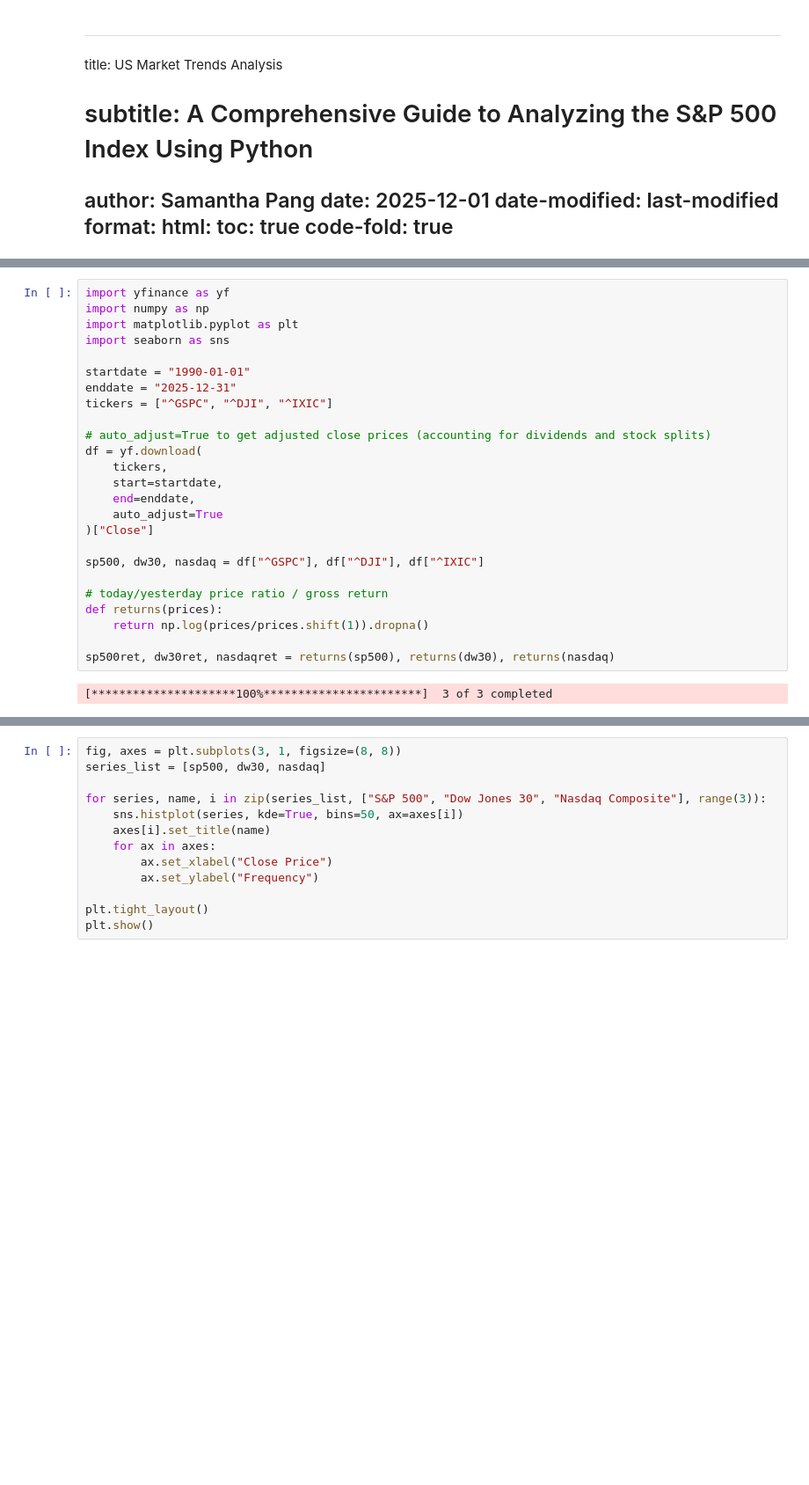
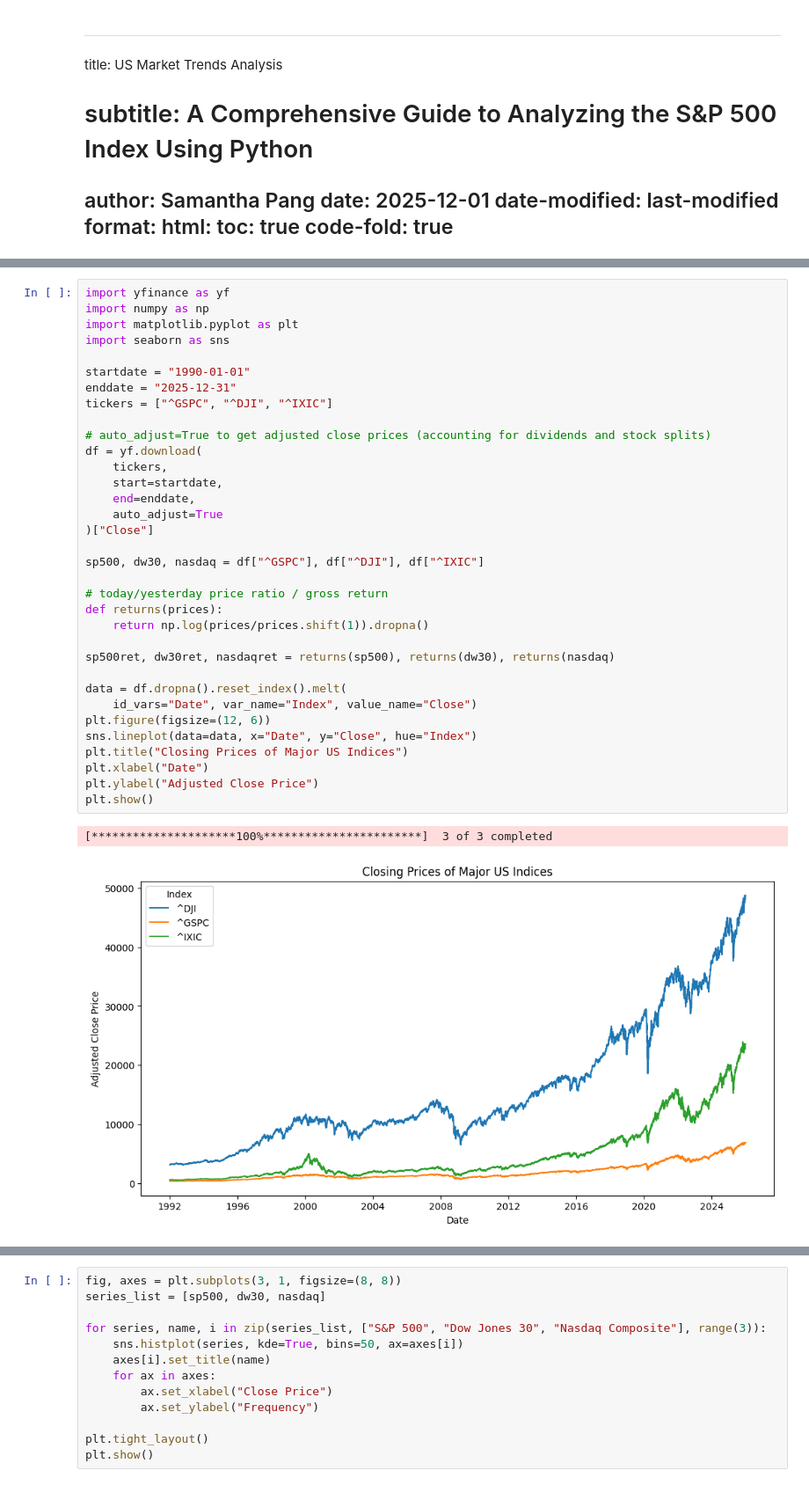
Before and after one commit to Pylon521/samanthaPortfolio, a Jupyter notebook: marketTrendAnalysis.ipynb, the cells around one changed output, grey strips where cells are left out. Shown at 88% size. Saved outputs shown, nothing was run; the diff lists cells and outputs as text; blank space fills up the shorter version.

```diff
--- a/marketTrendAnalysis.ipynb
+++ b/marketTrendAnalysis.ipynb
@@ -29,28 +34,38 @@ The NASDAQ Composite is a stock market index that includes almost all stocks lis
 # %%
 import yfinance as yf
 import numpy as np
 import matplotlib.pyplot as plt
 import seaborn as sns
 
 startdate = "1990-01-01"
 enddate = "2025-12-31"
 tickers = ["^GSPC", "^DJI", "^IXIC"]
 
 # auto_adjust=True to get adjusted close prices (accounting for dividends and stock splits)
 df = yf.download(
     tickers,
     start=startdate,
     end=enddate,
     auto_adjust=True
 )["Close"]
 
 sp500, dw30, nasdaq = df["^GSPC"], df["^DJI"], df["^IXIC"]
 
 # today/yesterday price ratio / gross return
 def returns(prices):
     return np.log(prices/prices.shift(1)).dropna()
 
 sp500ret, dw30ret, nasdaqret = returns(sp500), returns(dw30), returns(nasdaq)
+
+data = df.dropna().reset_index().melt(
+    id_vars="Date", var_name="Index", value_name="Close")
+plt.figure(figsize=(12, 6))
+sns.lineplot(data=data, x="Date", y="Close", hue="Index")
+plt.title("Closing Prices of Major US Indices")
+plt.xlabel("Date")
+plt.ylabel("Adjusted Close Price")
+plt.show()
 # %% [output]
 [*********************100%***********************]  3 of 3 completed
+[figure, added]
 # %% [markdown]
```
Also changed, not shown: parts of 6 cells of this notebook, 24 other files.
